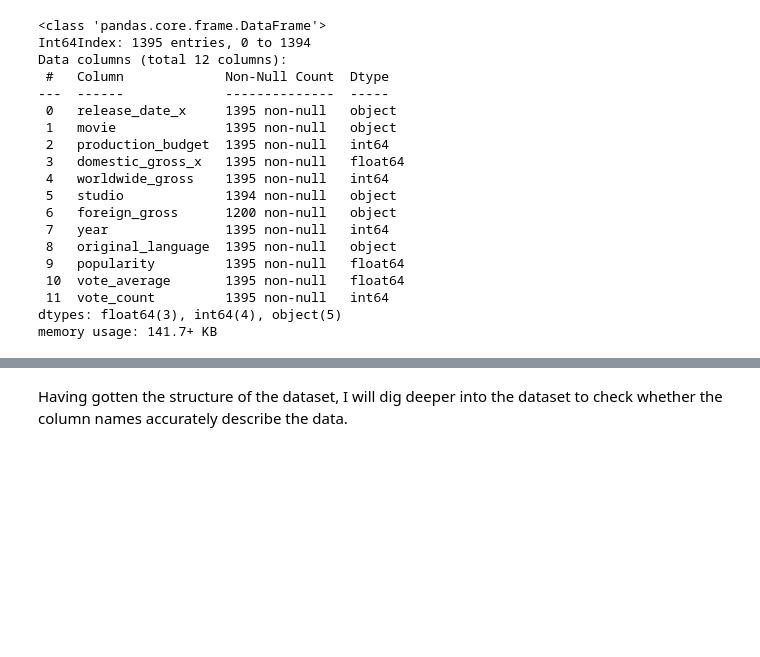
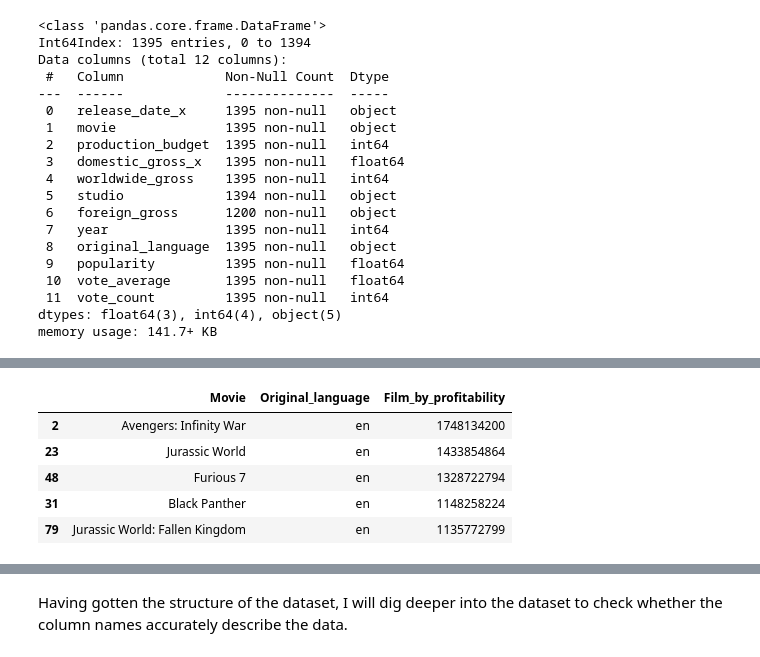
Before and after one commit to ruth-kitasi/Microsoft-movie-studio-project, a Jupyter notebook: index.ipynb, the cells around one changed output, grey strips where cells are left out. Cells and saved outputs as stored; diff of their text form; code cells hidden in the pictures; blank space fills up the shorter version.

```diff
--- a/index.ipynb
+++ b/index.ipynb
@@ -267,0 +400,11 @@ df.head()
+# %%
+#showing the most profitable film tabledropping_duplicate
+most_profitable_films = dropping_duplicate[["Movie","Original_language","Film_by_profitability"]]
+most_profitable_films.head()
+# %% [output]
+|  | Movie | Original_language | Film_by_profitability |
+| 2 | Avengers: Infinity War | en | 1748134200 |
+| 23 | Jurassic World | en | 1433854864 |
+| 48 | Furious 7 | en | 1328722794 |
+| 31 | Black Panther | en | 1148258224 |
+| 79 | Jurassic World: Fallen Kingdom | en | 1135772799 |
```
Also changed, not shown: parts of 16 cells of this notebook.
